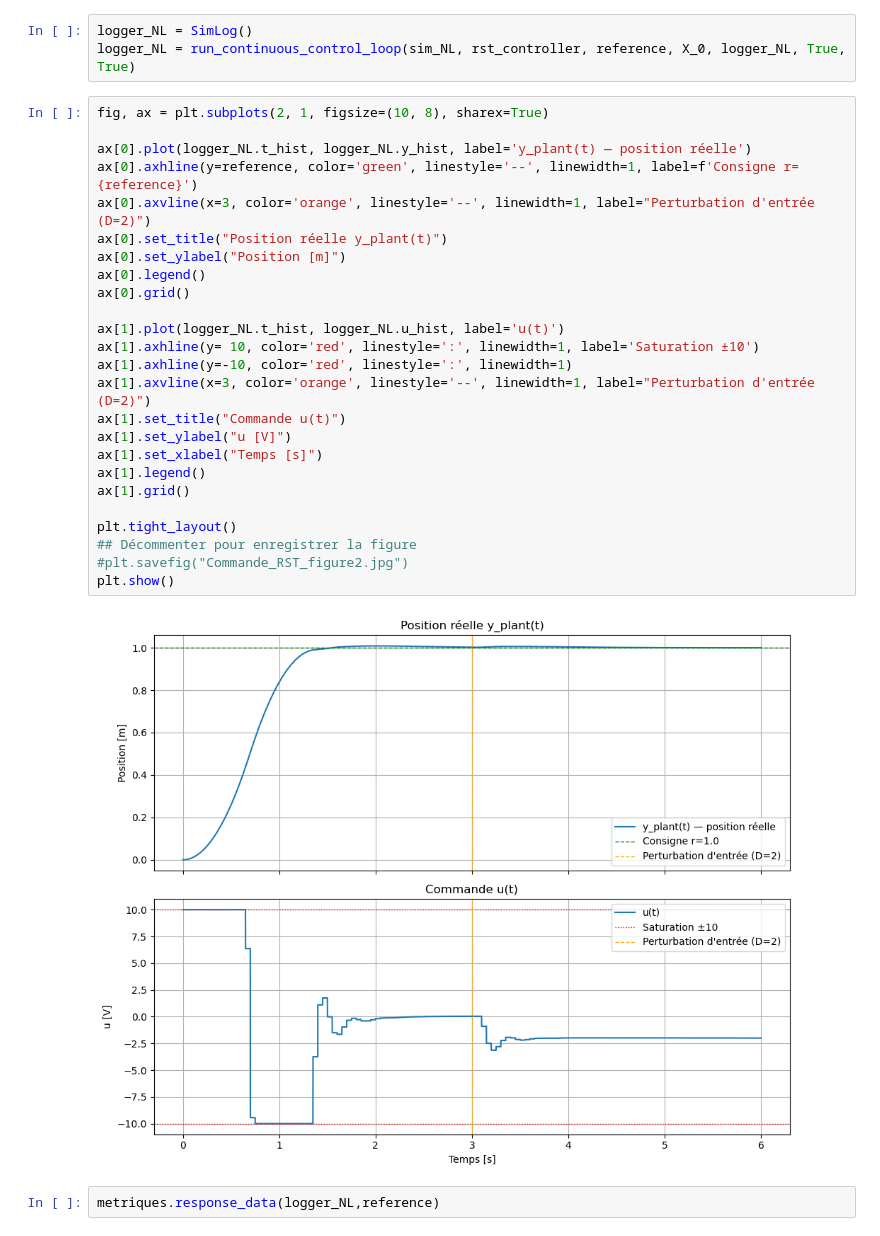
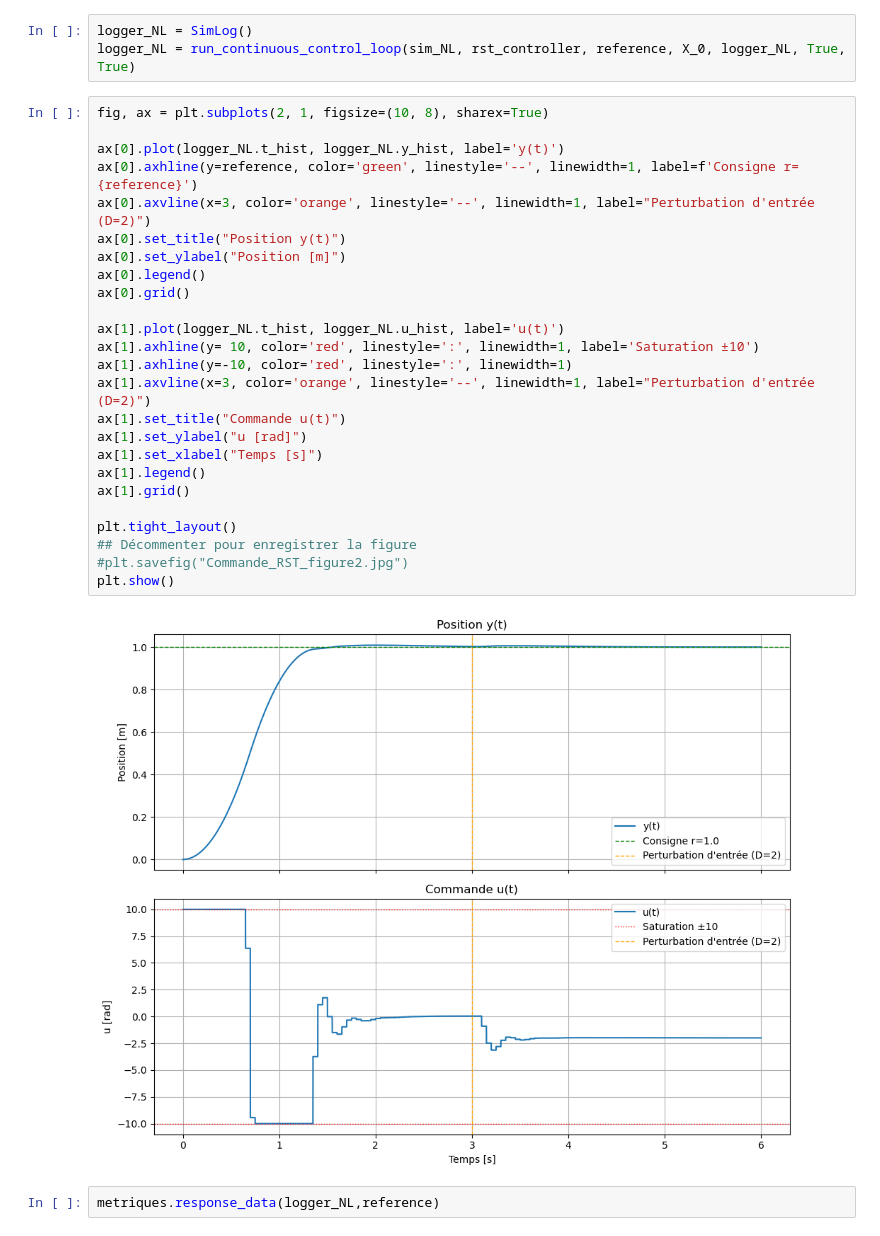
Before and after one commit to Bababoey123/PythonDiscreteControl_TP, a Jupyter notebook: CommandeBallBeam_RST.ipynb, the cells around one changed output. Saved outputs shown, nothing was run; the diff lists cells and outputs as text.

```diff
--- a/CommandeBallBeam_RST.ipynb
+++ b/CommandeBallBeam_RST.ipynb
@@ -400,30 +400,30 @@ logger_NL = run_continuous_control_loop(sim_NL, rst_controller, reference, X_0,
 # %%
 fig, ax = plt.subplots(2, 1, figsize=(10, 8), sharex=True)
 
-ax[0].plot(logger_NL.t_hist, logger_NL.y_hist, label='y_plant(t) — position réelle')
+ax[0].plot(logger_NL.t_hist, logger_NL.y_hist, label='y(t)')
 ax[0].axhline(y=reference, color='green', linestyle='--', linewidth=1, label=f'Consigne r={reference}')
 ax[0].axvline(x=3, color='orange', linestyle='--', linewidth=1, label="Perturbation d'entrée (D=2)")
-ax[0].set_title("Position réelle y_plant(t)")
+ax[0].set_title("Position y(t)")
 ax[0].set_ylabel("Position [m]")
 ax[0].legend()
 ax[0].grid()
 
 ax[1].plot(logger_NL.t_hist, logger_NL.u_hist, label='u(t)')
 ax[1].axhline(y= 10, color='red', linestyle=':', linewidth=1, label='Saturation ±10')
 ax[1].axhline(y=-10, color='red', linestyle=':', linewidth=1)
 ax[1].axvline(x=3, color='orange', linestyle='--', linewidth=1, label="Perturbation d'entrée (D=2)")
 ax[1].set_title("Commande u(t)")
-ax[1].set_ylabel("u [V]")
+ax[1].set_ylabel("u [rad]")
 ax[1].set_xlabel("Temps [s]")
 ax[1].legend()
 ax[1].grid()
 
 plt.tight_layout()
 ## Décommenter pour enregistrer la figure
 #plt.savefig("Commande_RST_figure2.jpg")
 plt.show()
 # %% [output]
-[figure, old version]
+[figure, new version]
 # %%
 metriques.response_data(logger_NL,reference)
 # %% [output]
```
Also changed, not shown: parts of 7 cells of this notebook, 11 other files.
